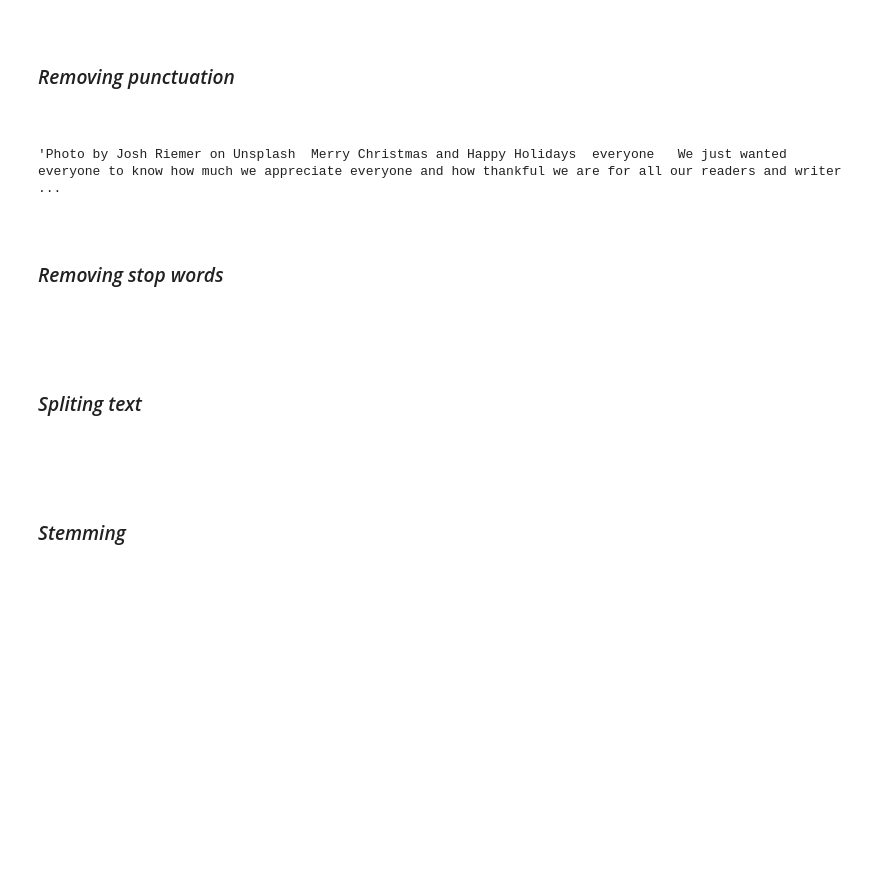
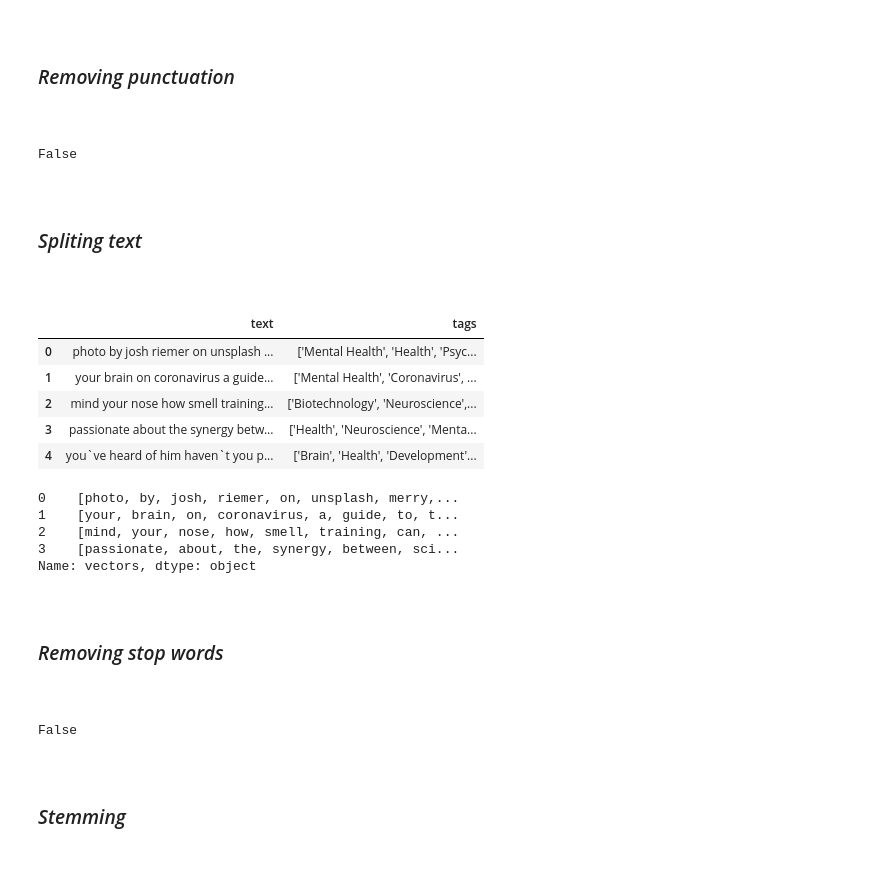
Before and after one commit to CreepyShell/FYP, a Jupyter notebook: nltk_learning.ipynb, the cells around one changed output. Drawn from its saved outputs; the diff is of its cells as text; code cells hidden in the pictures; blank space fills up the shorter version.

```diff
--- a/nltk_learning.ipynb
+++ b/nltk_learning.ipynb
@@ -36,10 +37,39 @@ def remove_punc():
             data.loc[index, 'text'] = data.loc[index, 'text'].replace(s, ' ')
         data.loc[index, 'text'] = data.loc[index, 'text'].replace('\n', ' ').replace('“', '').replace('”','').replace('—','').replace("’","`")
 remove_punc()
+# %%
+'us' in stop_words
+# %% [output]
+False
+# %% [markdown]
+<br><h3><i>Spliting text</i></h3><br>
 # %%
-data['text'][0]
+data[0:5]
 # %% [output]
-'Photo by Josh Riemer on Unsplash  Merry Christmas and Happy Holidays  everyone   We just wanted everyone to know how much we appreciate everyone and how thankful we are for all our readers and writer ...
+|  | text | tags |
+| 0 | photo by josh riemer on unsplash ... | ['Mental Health', 'Health', 'Psyc... |
+| 1 | your brain on coronavirus a guide... | ['Mental Health', 'Coronavirus', ... |
+| 2 | mind your nose how smell training... | ['Biotechnology', 'Neuroscience',... |
+| 3 | passionate about the synergy betw... | ['Health', 'Neuroscience', 'Menta... |
+| 4 | you`ve heard of him haven`t you p... | ['Brain', 'Health', 'Development'... |
+# %%
+def split(data):
+    data['vectors'] = data['text'].apply(lambda row: row.split(' '))
+    for i in range (0,len(data)):
+        vectors = data.loc[i, 'vectors']
+        for word in vectors:
+            if not word.strip():
+                vectors.remove(word)
+        data.at[i, 'vectors'] = vectors
+
+split(data)
+print(data[0:4]['vectors'])
+# %% [output]
+0    [photo, by, josh, riemer, on, unsplash, merry,...
+1    [your, brain, on, coronavirus, a, guide, to, t...
+2    [mind, your, nose, how, smell, training, can, ...
+3    [passionate, about, the, synergy, between, sci...
+Name: vectors, dtype: object
 # %% [markdown]
 <br><h3><i>Removing stop words</i></h3><br>
 # %%
@@ -48,2 +79,6 @@ stop_words = [word.replace("'", "`") for word in stop_words]
+# %%
+'that`s' in stop_words
+# %% [output]
+False
 # %%
 def remove_stopwords():
@@ -58,2 +95,0 @@ remove_stopwords()
-# %% [markdown]
-<br><h3><i>Spliting text</i></h3><br>
```
Also changed, not shown: parts of 26 cells of this notebook.
